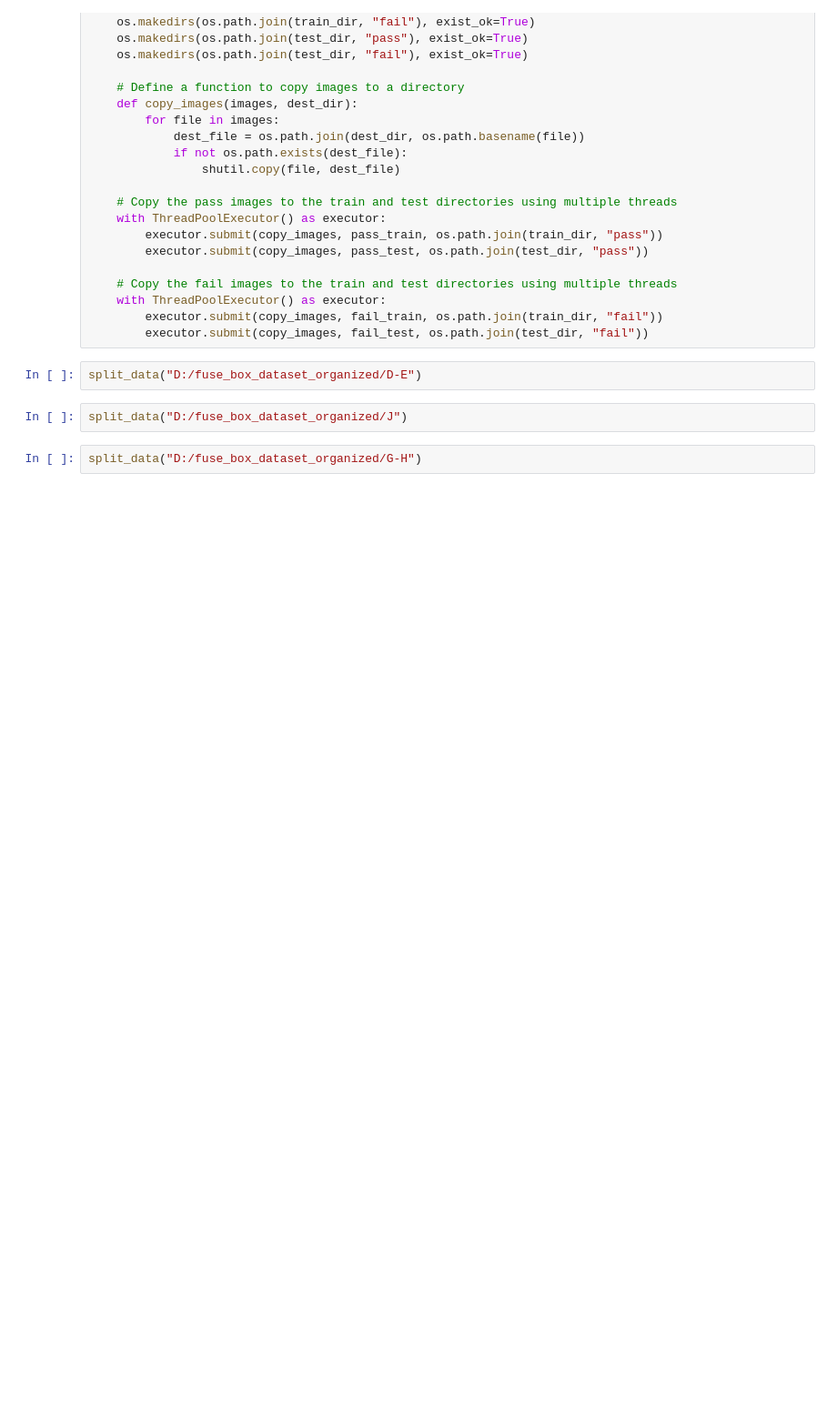
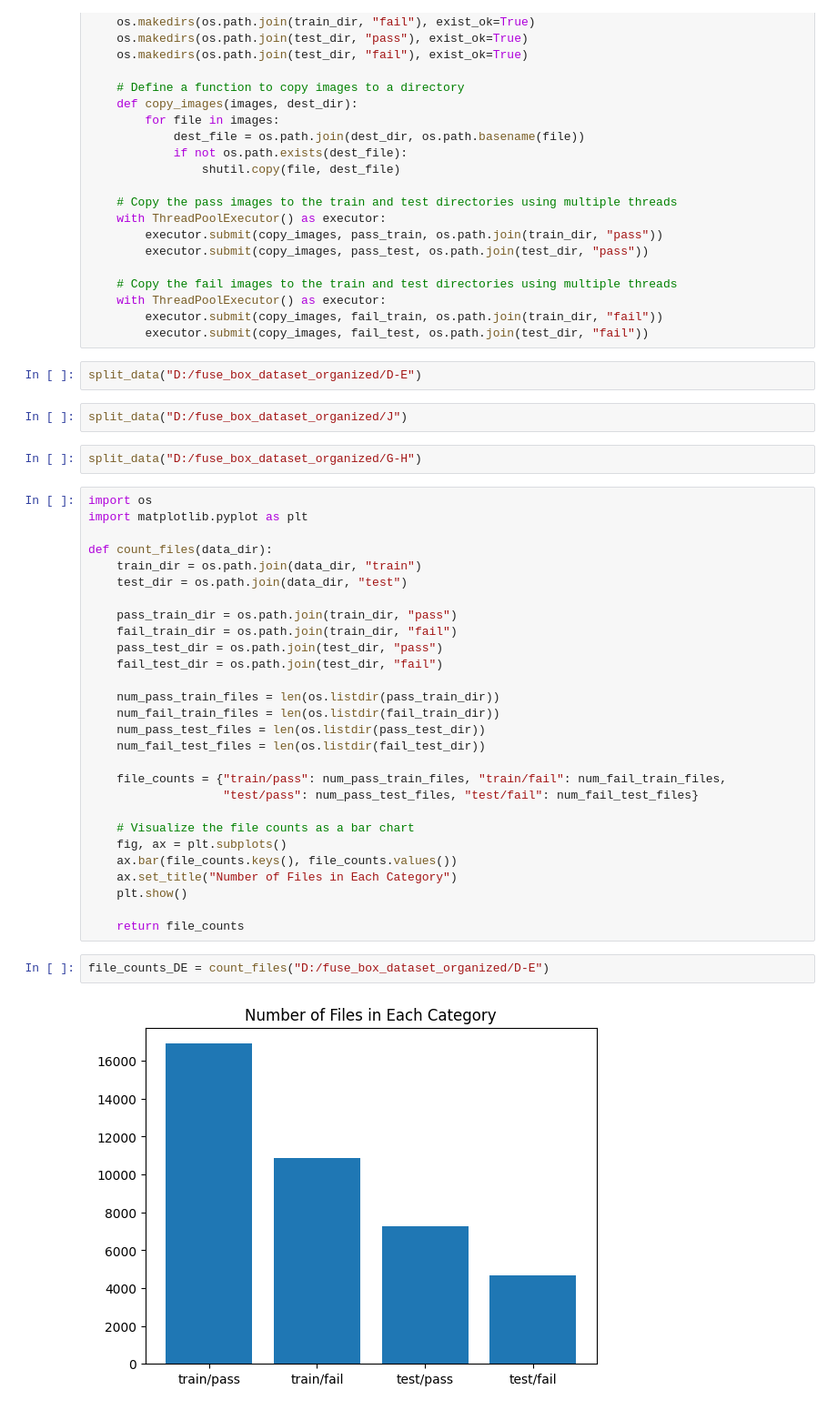
Before and after one commit to ayoubmesquiny/PFE_Deep_learning, a Jupyter notebook: Data preparation and cleaning/data_preparation.ipynb, the cells around one changed output. Shown at 91% size. Drawn from its saved outputs; the diff is of its cells as text; blank space fills up the shorter version.

```diff
--- a/Data preparation and cleaning/data_preparation.ipynb
+++ b/Data preparation and cleaning/data_preparation.ipynb
@@ -50,3 +51,35 @@ split_data("D:/fuse_box_dataset_organized/D-E")
 split_data("D:/fuse_box_dataset_organized/J")
 # %%
 split_data("D:/fuse_box_dataset_organized/G-H")
+# %%
+import os
+import matplotlib.pyplot as plt
+
+def count_files(data_dir):
+    train_dir = os.path.join(data_dir, "train")
+    test_dir = os.path.join(data_dir, "test")
+
+    pass_train_dir = os.path.join(train_dir, "pass")
+    fail_train_dir = os.path.join(train_dir, "fail")
+    pass_test_dir = os.path.join(test_dir, "pass")
+    fail_test_dir = os.path.join(test_dir, "fail")
+
+    num_pass_train_files = len(os.listdir(pass_train_dir))
+    num_fail_train_files = len(os.listdir(fail_train_dir))
+    num_pass_test_files = len(os.listdir(pass_test_dir))
+    num_fail_test_files = len(os.listdir(fail_test_dir))
+
+    file_counts = {"train/pass": num_pass_train_files, "train/fail": num_fail_train_files,
+                   "test/pass": num_pass_test_files, "test/fail": num_fail_test_files}
+
+    # Visualize the file counts as a bar chart
+    fig, ax = plt.subplots()
+    ax.bar(file_counts.keys(), file_counts.values())
+    ax.set_title("Number of Files in Each Category")
+    plt.show()
+
+    return file_counts
+# %%
+file_counts_DE = count_files("D:/fuse_box_dataset_organized/D-E")
+# %% [output]
+[figure, added]
```
Also changed, not shown: parts of 3 cells of this notebook.
